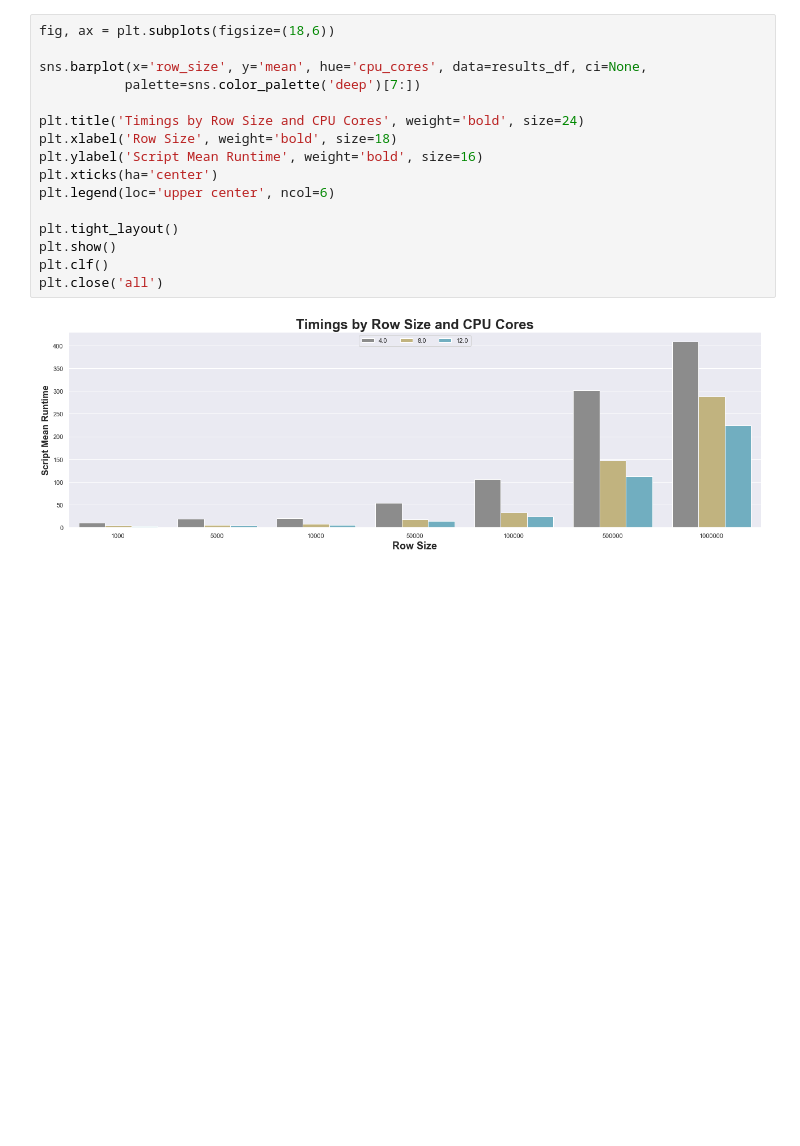
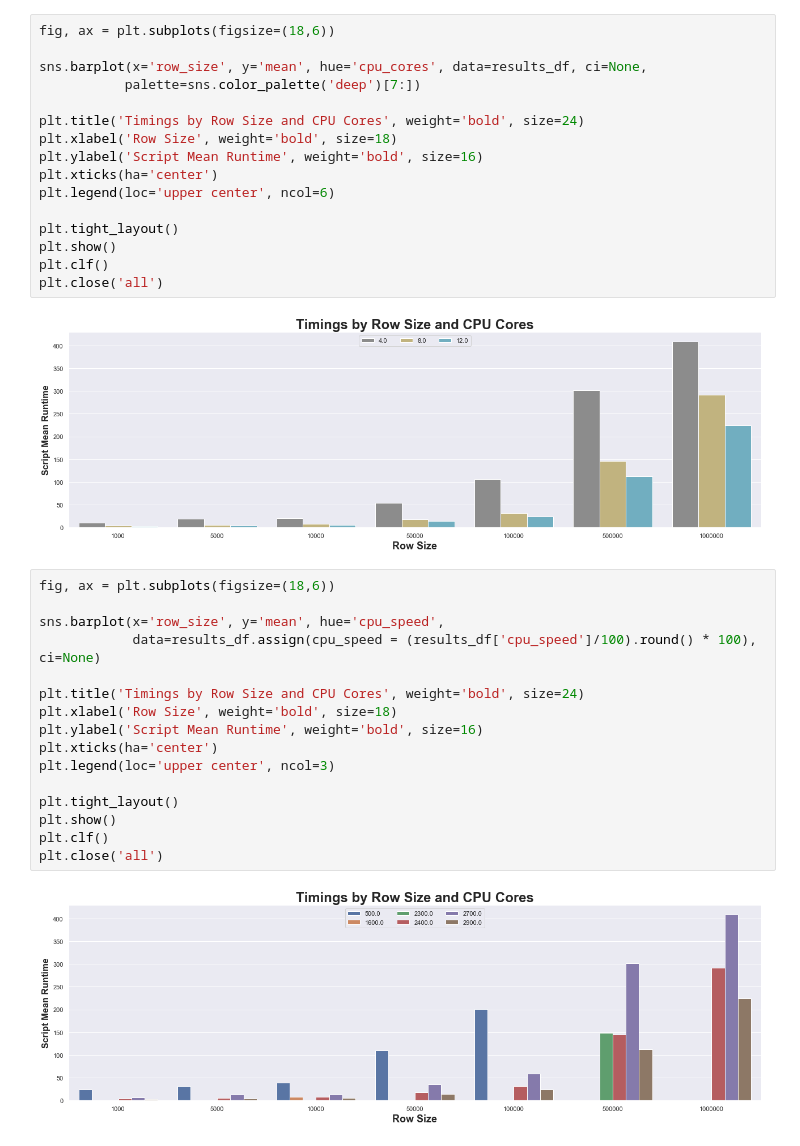
Before and after one commit to ParfaitG/WORKSHOPS, a Jupyter notebook: MEETUPS/Machine Test Notebook_py.ipynb, the cells around one changed output. Drawn from its saved outputs; the diff is of its cells as text; blank space fills up the shorter version.

```diff
--- a/MEETUPS/Machine Test Notebook_py.ipynb
+++ b/MEETUPS/Machine Test Notebook_py.ipynb
@@ -723,6 +796,24 @@ plt.clf()
 plt.close('all')
 # %% [output]
 [figure]
+# %%
+fig, ax = plt.subplots(figsize=(18,6))
+
+sns.barplot(x='row_size', y='mean', hue='cpu_speed',
+            data=results_df.assign(cpu_speed = (results_df['cpu_speed']/100).round() * 100), ci=None)
+
+plt.title('Timings by Row Size and CPU Cores', weight='bold', size=24)
+plt.xlabel('Row Size', weight='bold', size=18)
+plt.ylabel('Script Mean Runtime', weight='bold', size=16)
+plt.xticks(ha='center')
+plt.legend(loc='upper center', ncol=3)
+
+plt.tight_layout()
+plt.show()
+plt.clf()
+plt.close('all')
+# %% [output]
+[figure, added]
 # %%
 fig, ax = plt.subplots(figsize=(18,6))
 
```
Also changed, not shown: parts of 23 cells of this notebook, 3 other files.
